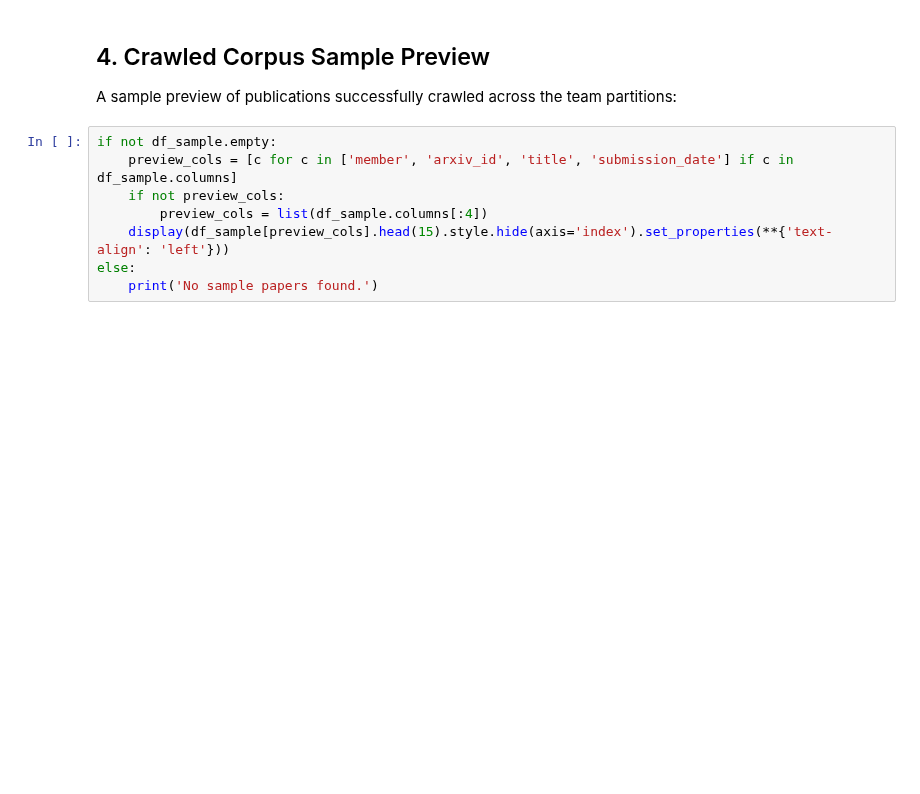
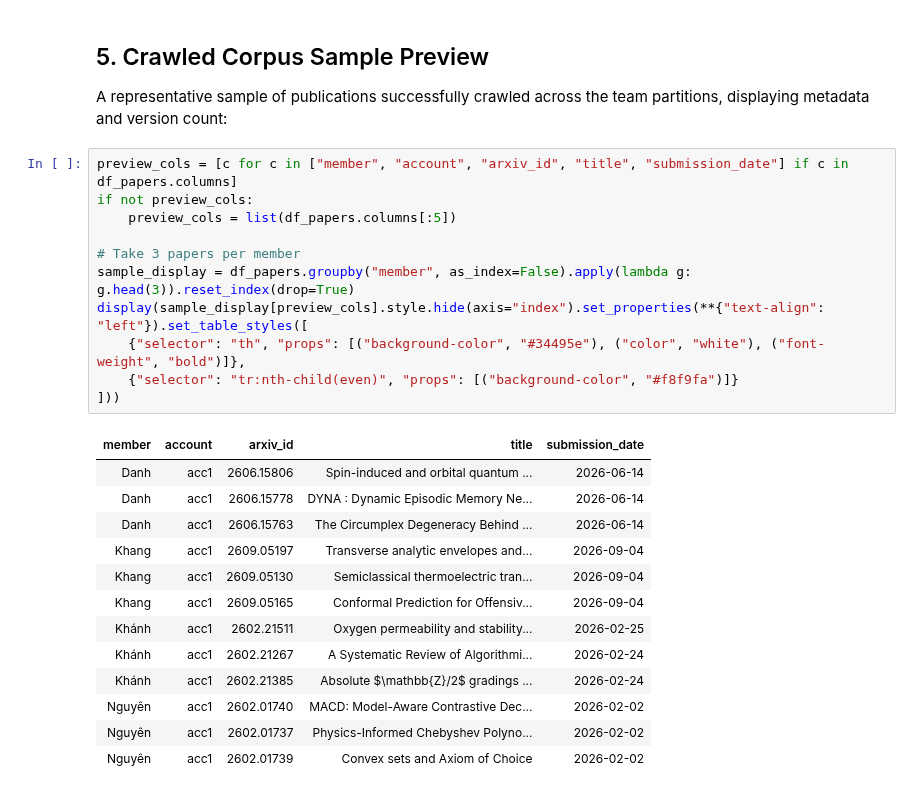
Before and after one commit to Dangkhanh01/arXiv-report, a Jupyter notebook: book/content/milestone1/03_corpus_stats.ipynb, the cells around one changed output. Cells and saved outputs as stored; diff of their text form; blank space fills up the shorter version.

```diff
--- a/book/content/milestone1/03_corpus_stats.ipynb
+++ b/book/content/milestone1/03_corpus_stats.ipynb
@@ -108,12 +399,29 @@ fig_donut.show()
 # %% [markdown]
-## 4. Crawled Corpus Sample Preview
+## 5. Crawled Corpus Sample Preview
 
-A sample preview of publications successfully crawled across the team partitions:
+A representative sample of publications successfully crawled across the team partitions, displaying metadata and version count:
 # %%
-if not df_sample.empty:
-    preview_cols = [c for c in ['member', 'arxiv_id', 'title', 'submission_date'] if c in df_sample.columns]
-    if not preview_cols:
-        preview_cols = list(df_sample.columns[:4])
-    display(df_sample[preview_cols].head(15).style.hide(axis='index').set_properties(**{'text-align': 'left'}))
-else:
-    print('No sample papers found.')
+preview_cols = [c for c in ["member", "account", "arxiv_id", "title", "submission_date"] if c in df_papers.columns]
+if not preview_cols:
+    preview_cols = list(df_papers.columns[:5])
+
+# Take 3 papers per member
+sample_display = df_papers.groupby("member", as_index=False).apply(lambda g: g.head(3)).reset_index(drop=True)
+display(sample_display[preview_cols].style.hide(axis="index").set_properties(**{"text-align": "left"}).set_table_styles([
+    {"selector": "th", "props": [("background-color", "#34495e"), ("color", "white"), ("font-weight", "bold")]},
+    {"selector": "tr:nth-child(even)", "props": [("background-color", "#f8f9fa")]}
+]))
+# %% [output]
+| member | account | arxiv_id | title | submission_date |
+| Danh | acc1 | 2606.15806 | Spin-induced and orbital quantum ... | 2026-06-14 |
+| Danh | acc1 | 2606.15778 | DYNA : Dynamic Episodic Memory Ne... | 2026-06-14 |
+| Danh | acc1 | 2606.15763 | The Circumplex Degeneracy Behind ... | 2026-06-14 |
+| Khang | acc1 | 2609.05197 | Transverse analytic envelopes and... | 2026-09-04 |
+| Khang | acc1 | 2609.05130 | Semiclassical thermoelectric tran... | 2026-09-04 |
+| Khang | acc1 | 2609.05165 | Conformal Prediction for Offensiv... | 2026-09-04 |
+| Khánh | acc1 | 2602.21511 | Oxygen permeability and stability... | 2026-02-25 |
+| Khánh | acc1 | 2602.21267 | A Systematic Review of Algorithmi... | 2026-02-24 |
+| Khánh | acc1 | 2602.21385 | Absolute $\mathbb{Z}/2$ gradings ... | 2026-02-24 |
+| Nguyên | acc1 | 2602.01740 | MACD: Model-Aware Contrastive Dec... | 2026-02-02 |
+| Nguyên | acc1 | 2602.01737 | Physics-Informed Chebyshev Polyno... | 2026-02-02 |
+| Nguyên | acc1 | 2602.01739 | Convex sets and Axiom of Choice | 2026-02-02 |
```
Also changed, not shown: parts of 20 cells of this notebook, 17 other files.
